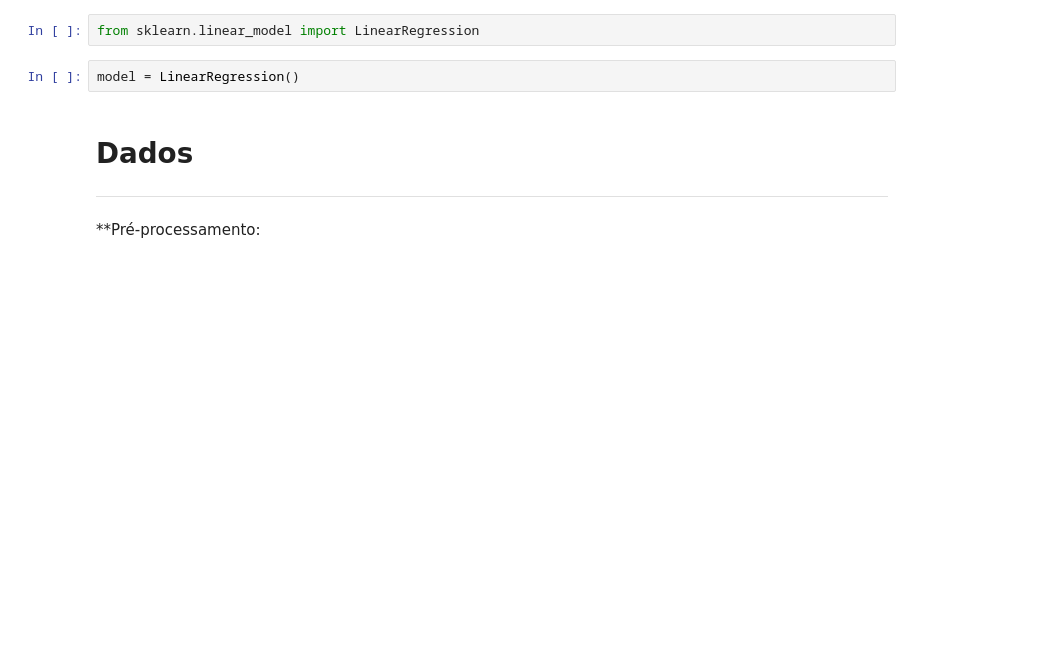
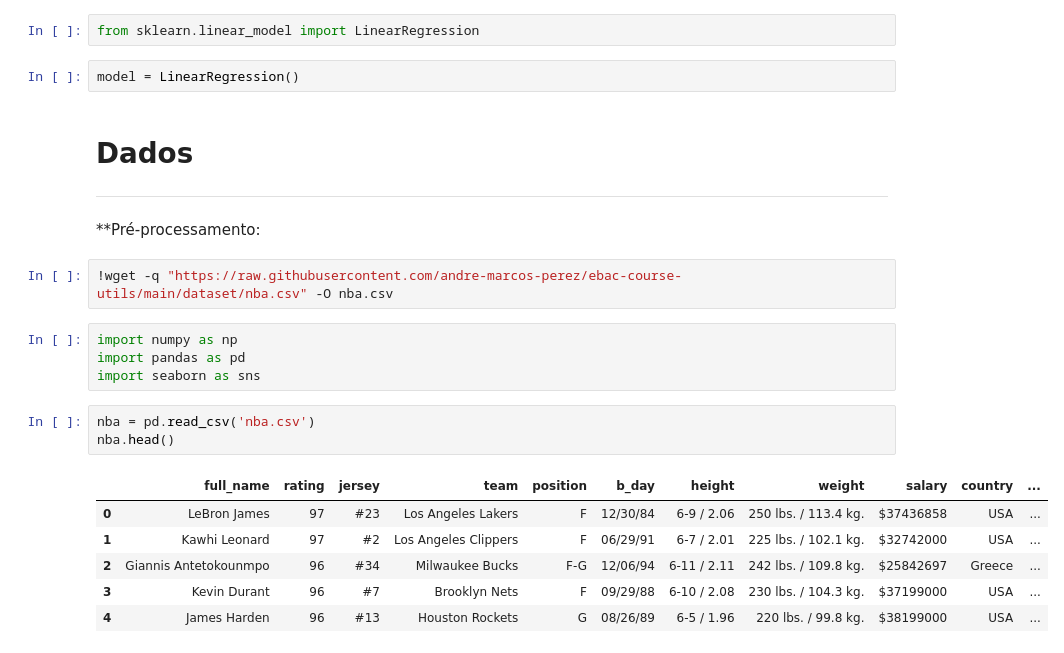
Before and after one commit to vinigm/Estudos, a Jupyter notebook: Machine_Learning.ipynb, the cells around one changed output. Saved outputs shown, nothing was run; the diff lists cells and outputs as text; blank space fills up the shorter version.

```diff
--- a/Machine_Learning.ipynb
+++ b/Machine_Learning.ipynb
@@ -337,3 +337,19 @@ model = LinearRegression()
 ---
 # %% [markdown]
 **Pré-processamento:
+# %%
+!wget -q "https://raw.githubusercontent.com/andre-marcos-perez/ebac-course-utils/main/dataset/nba.csv" -O nba.csv
+# %%
+import numpy as np
+import pandas as pd
+import seaborn as sns
+# %%
+nba = pd.read_csv('nba.csv')
+nba.head()
+# %% [output]
+|  | full_name | rating | jersey | team | position | b_day | height | weight | salary | country | ... |
+| 0 | LeBron James | 97 | #23 | Los Angeles Lakers | F | 12/30/84 | 6-9 / 2.06 | 250 lbs. / 113.4 kg. | $37436858 | USA | ... |
+| 1 | Kawhi Leonard | 97 | #2 | Los Angeles Clippers | F | 06/29/91 | 6-7 / 2.01 | 225 lbs. / 102.1 kg. | $32742000 | USA | ... |
+| 2 | Giannis Antetokounmpo | 96 | #34 | Milwaukee Bucks | F-G | 12/06/94 | 6-11 / 2.11 | 242 lbs. / 109.8 kg. | $25842697 | Greece | ... |
+| 3 | Kevin Durant | 96 | #7 | Brooklyn Nets | F | 09/29/88 | 6-10 / 2.08 | 230 lbs. / 104.3 kg. | $37199000 | USA | ... |
+| 4 | James Harden | 96 | #13 | Houston Rockets | G | 08/26/89 | 6-5 / 1.96 | 220 lbs. / 99.8 kg. | $38199000 | USA | ... |
```
Also changed, not shown: parts of 15 cells of this notebook.
